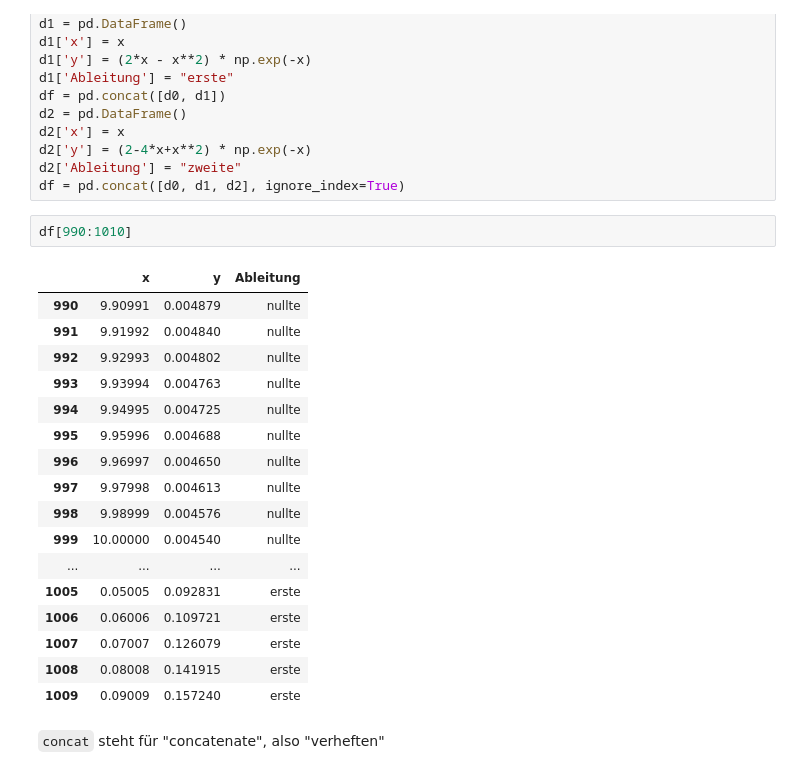
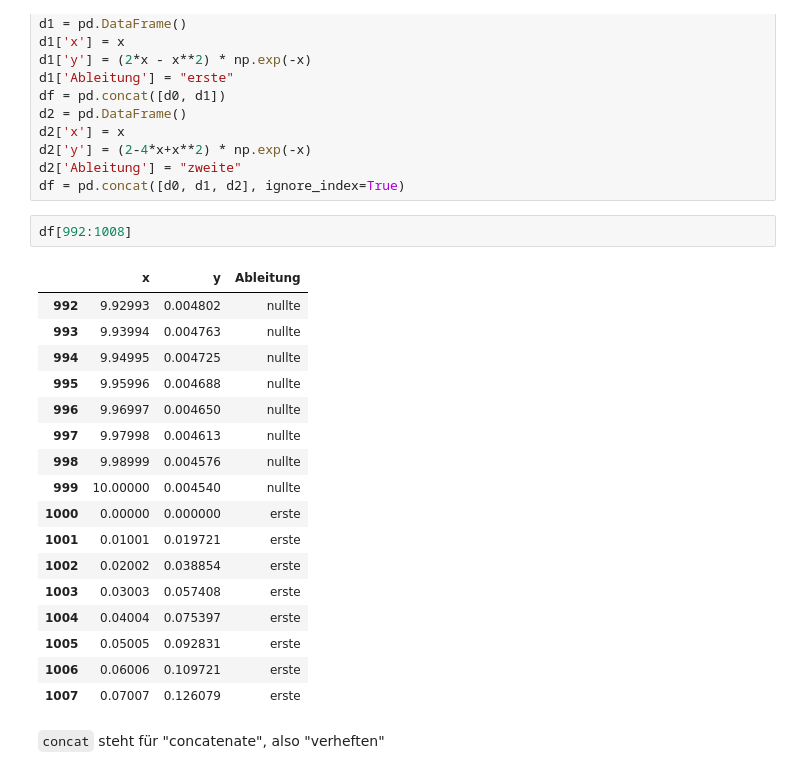
Before and after one commit to Ruediger-Braun/mfb2425, a Jupyter notebook: lektion10.ipynb, the cells around one changed output. Cells and saved outputs as stored; diff of their text form.

```diff
--- a/lektion10.ipynb
+++ b/lektion10.ipynb
@@ -205,11 +205,9 @@ d2['y'] = (2-4*x+x**2) * np.exp(-x)
 d2['Ableitung'] = "zweite"
 df = pd.concat([d0, d1, d2], ignore_index=True)
 # %%
-df[990:1010]
+df[992:1008]
 # %% [output]
 |  | x | y | Ableitung |
-| 990 | 9.90991 | 0.004879 | nullte |
-| 991 | 9.91992 | 0.004840 | nullte |
 | 992 | 9.92993 | 0.004802 | nullte |
 | 993 | 9.93994 | 0.004763 | nullte |
 | 994 | 9.94995 | 0.004725 | nullte |
@@ -218,12 +216,14 @@ df[990:1010]
 | 997 | 9.97998 | 0.004613 | nullte |
 | 998 | 9.98999 | 0.004576 | nullte |
 | 999 | 10.00000 | 0.004540 | nullte |
-| ... | ... | ... | ... |
+| 1000 | 0.00000 | 0.000000 | erste |
+| 1001 | 0.01001 | 0.019721 | erste |
+| 1002 | 0.02002 | 0.038854 | erste |
+| 1003 | 0.03003 | 0.057408 | erste |
+| 1004 | 0.04004 | 0.075397 | erste |
 | 1005 | 0.05005 | 0.092831 | erste |
 | 1006 | 0.06006 | 0.109721 | erste |
 | 1007 | 0.07007 | 0.126079 | erste |
-| 1008 | 0.08008 | 0.141915 | erste |
-| 1009 | 0.09009 | 0.157240 | erste |
 # %% [markdown]
 `concat` steht für "concatenate", also "verheften"
 # %%
```
Also changed, not shown: parts of 2 cells of this notebook.
